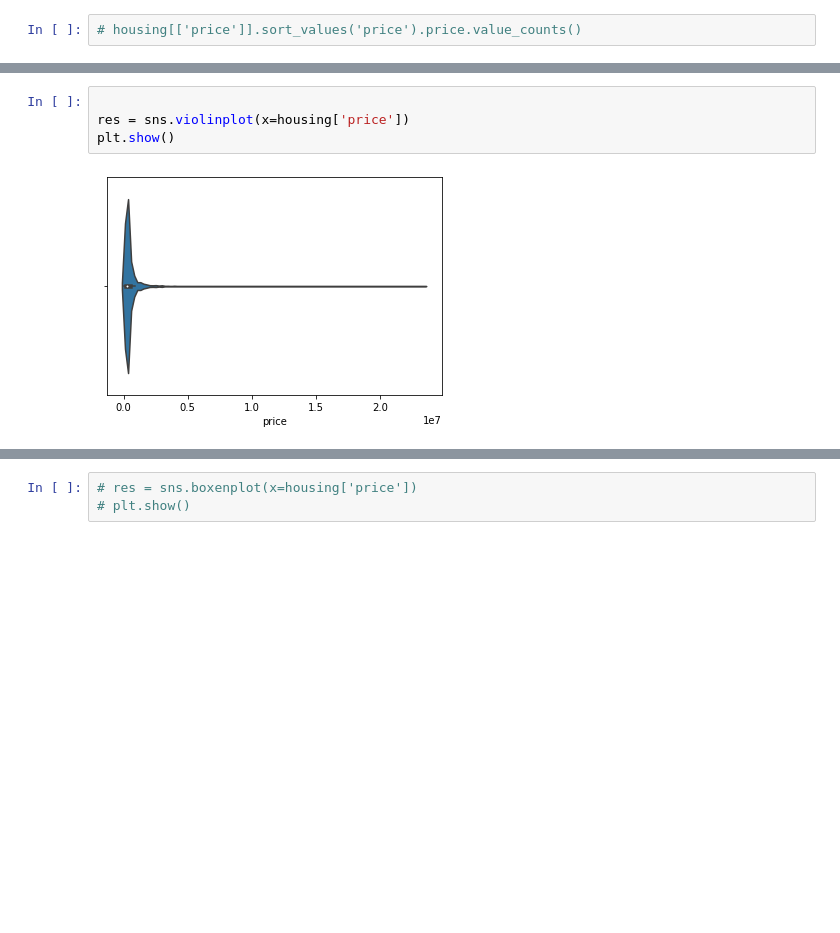
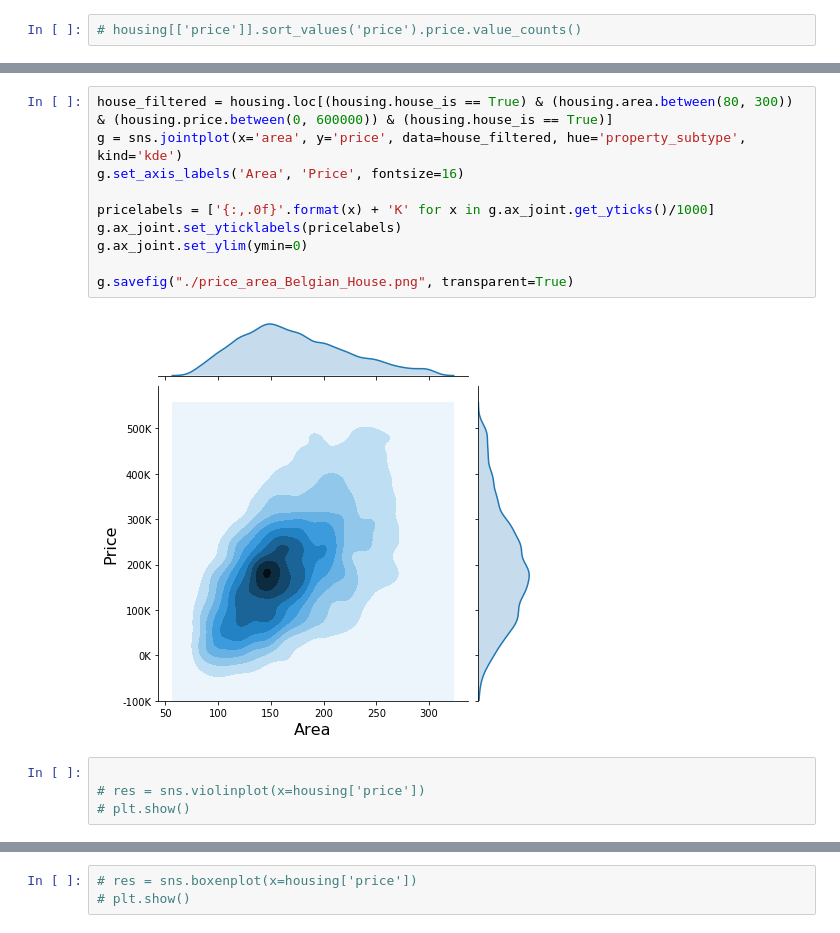
Before and after one commit to didishas/Data_visualization, a Jupyter notebook: Data-Vizualization/didier_vizualisation.ipynb, the cells around one changed output, grey strips where cells are left out. Saved outputs shown, nothing was run; the diff lists cells and outputs as text; blank space fills up the shorter version.

```diff
--- a/Data-Vizualization/didier_vizualisation.ipynb
+++ b/Data-Vizualization/didier_vizualisation.ipynb
@@ -40,9 +73,19 @@ plt.show()
+# %%
+house_filtered = housing.loc[(housing.house_is == True) & (housing.area.between(80, 300)) & (housing.price.between(0, 600000)) & (housing.house_is == True)]
+g = sns.jointplot(x='area', y='price', data=house_filtered, hue='property_subtype', kind='kde')
+g.set_axis_labels('Area', 'Price', fontsize=16)
+
+pricelabels = ['{:,.0f}'.format(x) + 'K' for x in g.ax_joint.get_yticks()/1000]
+g.ax_joint.set_yticklabels(pricelabels)
+g.ax_joint.set_ylim(ymin=0)
+
+g.savefig("./price_area_Belgian_House.png", transparent=True)
+# %% [output]
+[figure, added]
 # %%
 
-res = sns.violinplot(x=housing['price'])
-plt.show()
+# res = sns.violinplot(x=housing['price'])
+# plt.show()
-# %% [output]
-[figure, removed]
 # %%
 # res = sns.boxplot(x='price')
 # plt.show()
```
Also changed, not shown: parts of 11 cells of this notebook, 8 other files.
